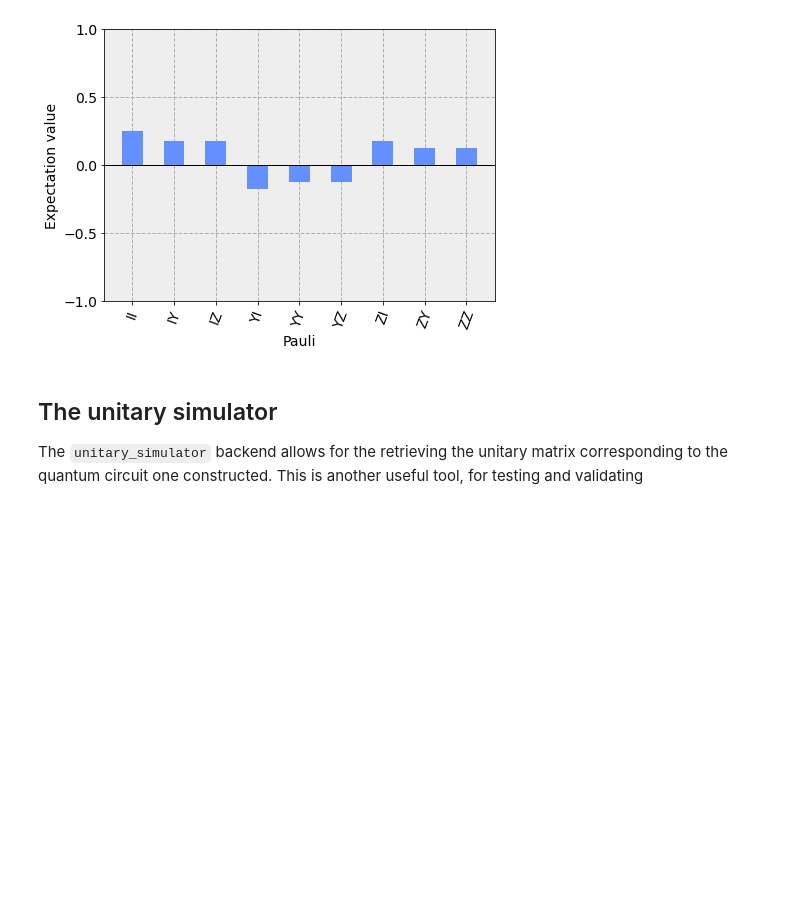
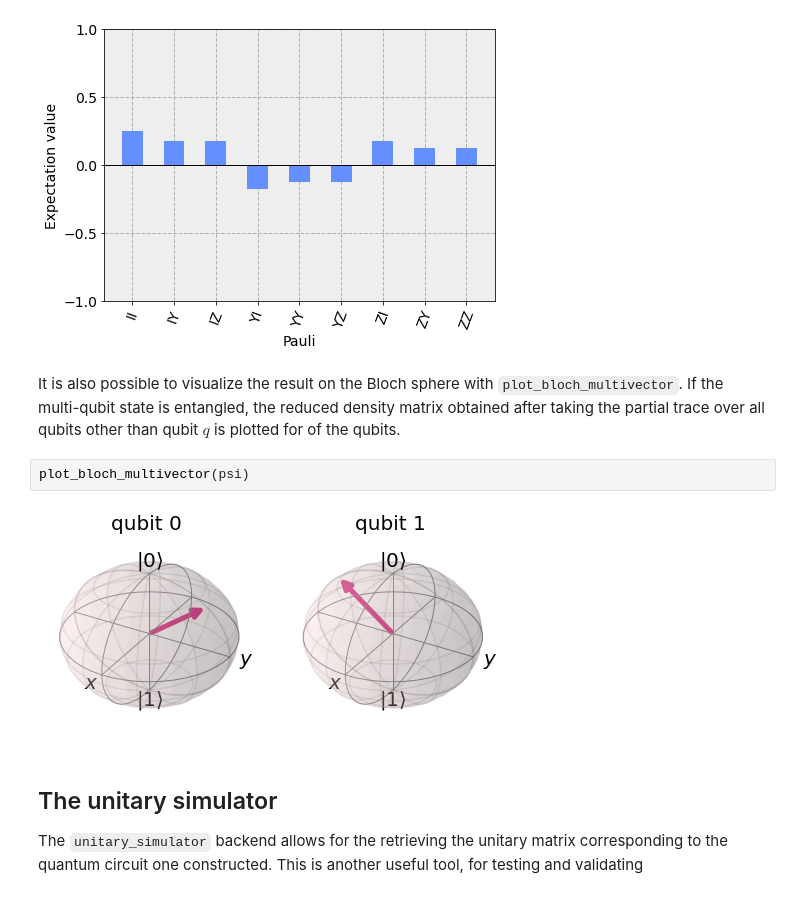
Before and after one commit to kuehnste/QiskitTutorial, a Jupyter notebook: Example.ipynb, the cells around one changed output. Cells and saved outputs as stored; diff of their text form; blank space fills up the shorter version.

Commit message:
Add Bloch sphere visualization to Example.ipynb.

```diff
--- a/Example.ipynb
+++ b/Example.ipynb
@@ -188,6 +188,12 @@ $$\rho = \sum_{A,B=\{I,X,Y,Z\}}c_{AB}A\otimes B.$$
 plot_state_paulivec(psi)
 # %% [output]
 [figure]
+# %% [markdown]
+It is also possible to visualize the result on the Bloch sphere with `plot_bloch_multivector`. If the multi-qubit state is entangled, the reduced density matrix obtained after taking the partial trace over all qubits other than qubit $q$ is plotted for of the qubits.
+# %%
+plot_bloch_multivector(psi)
+# %% [output]
+[figure, added]
 # %% [markdown]
 ## The unitary simulator
 
```
Also changed, not shown: parts of 5 cells of this notebook.
